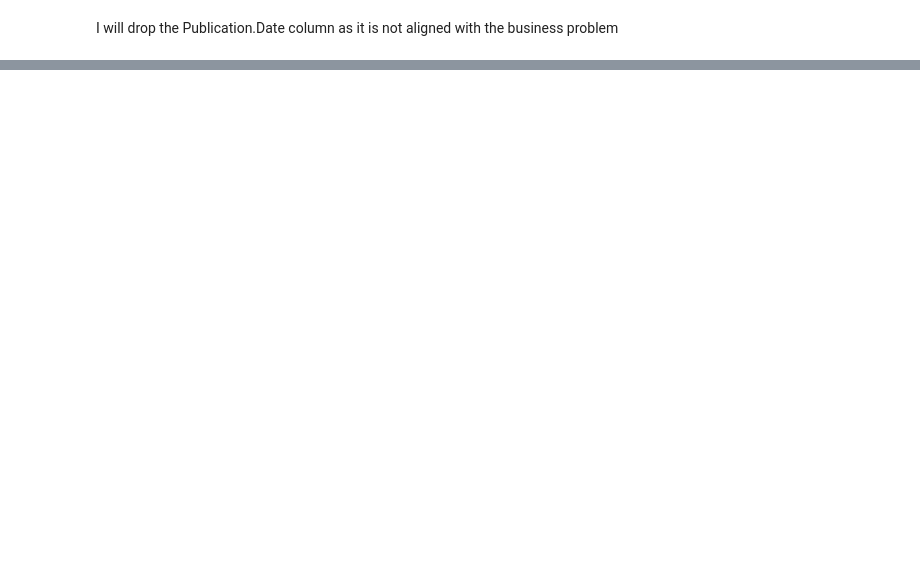
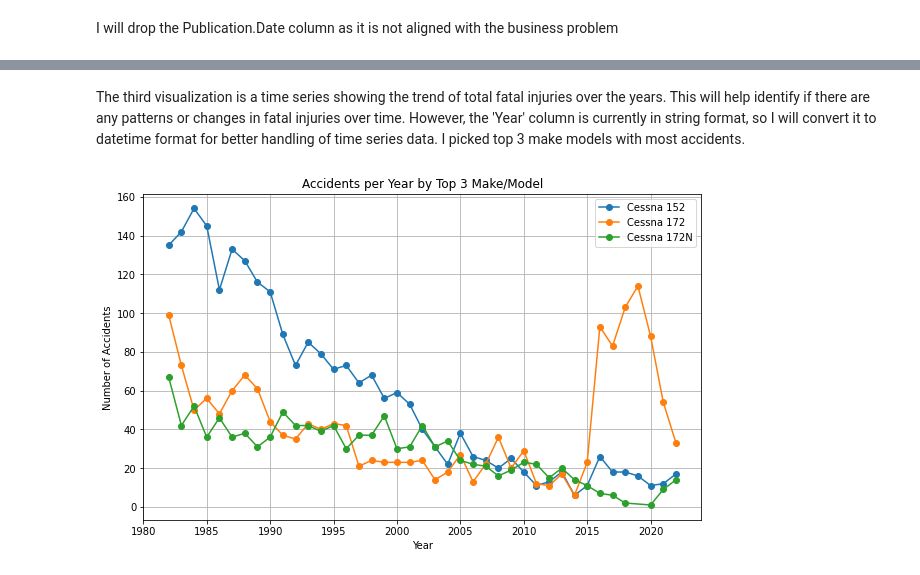
Before and after one commit to DanDev014/Aircraft_Safety, a Jupyter notebook: index.ipynb, the cells around one changed output, grey strips where cells are left out. Saved outputs shown, nothing was run; the diff lists cells and outputs as text; code cells hidden in the pictures; blank space fills up the shorter version.

```diff
--- a/index.ipynb
+++ b/index.ipynb
@@ -642,3 +707,23 @@ Weather.Condition         0
 Broad.phase.of.flight     0
 Report.Status             0
 dtype: int64
+# %%
+
+# Cleaning the 'Make' column to ensure consistency
+#Trying to make sure Tableau stops showing duplicate entries for the same make due to inconsistent formatting
+import unicodedata
+import re
+
+def deep_clean_string(s):
+    if isinstance(s, str):
+        s = s.replace('\xa0', ' ')
+        s = unicodedata.normalize("NFKD", s)
+        s = re.sub(r'\s+', ' ', s)
+        s = s.strip()
+        s = re.sub(r'[^\w\s.-]', '', s)
+        s = s.title()
+        return s
+    return s
+
+# Apply to the 'Make' column
+df['Make'] = df['Make'].apply(deep_clean_string)
@@ -644,0 +775,31 @@ dtype: int64
+# %% [markdown]
+The third visualization is a time series showing the trend of total fatal injuries over the years. This will help identify if there are any patterns or changes in fatal injuries over time. However, the 'Year' column is currently in string format, so I will convert it to datetime format for better handling of time series data. I picked top 3 make models with most accidents.
+# %%
+#changing the Event.Date column to datetime format
+df['Year'] = pd.to_datetime(df['Event.Date']).dt.year
+
+accidents_by_year_make_model = df.groupby(['Year', 'Make', 'Model']).size().reset_index(name='Accident Count')
+
+# Plot trend for top 3 Make/Model combinations with most accidents
+top_make_models = (
+    accidents_by_year_make_model
+    .groupby(['Make', 'Model'])['Accident Count']
+    .sum()
+    .sort_values(ascending=False)
+    .head(3)
+    .index
+)
+
+plt.figure(figsize=(10, 6))
+for make, model in top_make_models:
+    subset = accidents_by_year_make_model[(accidents_by_year_make_model['Make'] == make) & (accidents_by_year_make_model['Model'] == model)]
+    plt.plot(subset['Year'], subset['Accident Count'], marker='o', label=f"{make} {model}")
+
+plt.xlabel('Year')
+plt.ylabel('Number of Accidents')
+plt.title('Accidents per Year by Top 3 Make/Model')
+plt.legend()
+plt.grid(True)
+plt.show()
+# %% [output]
+[figure, added]
```
Also changed, not shown: parts of 56 cells of this notebook.
